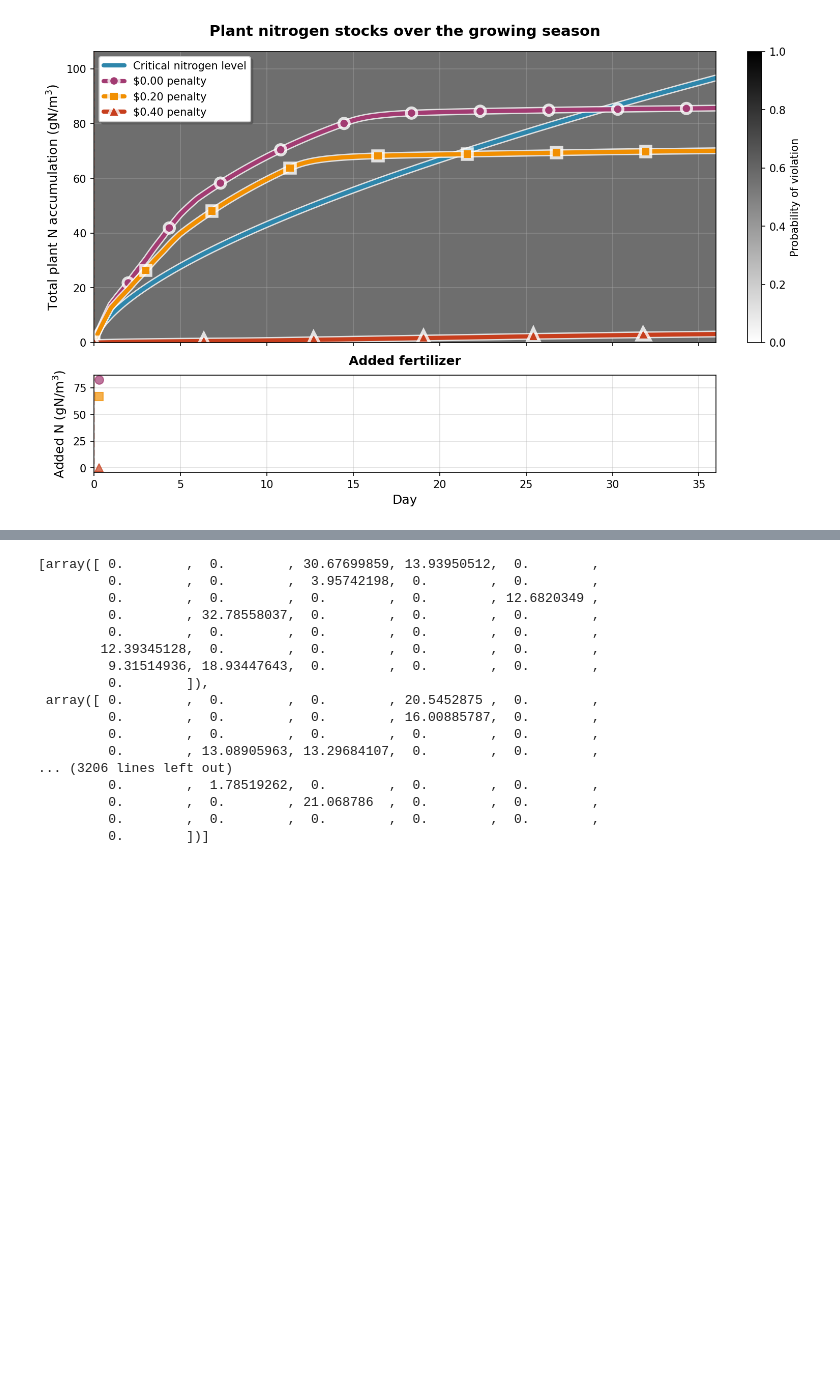
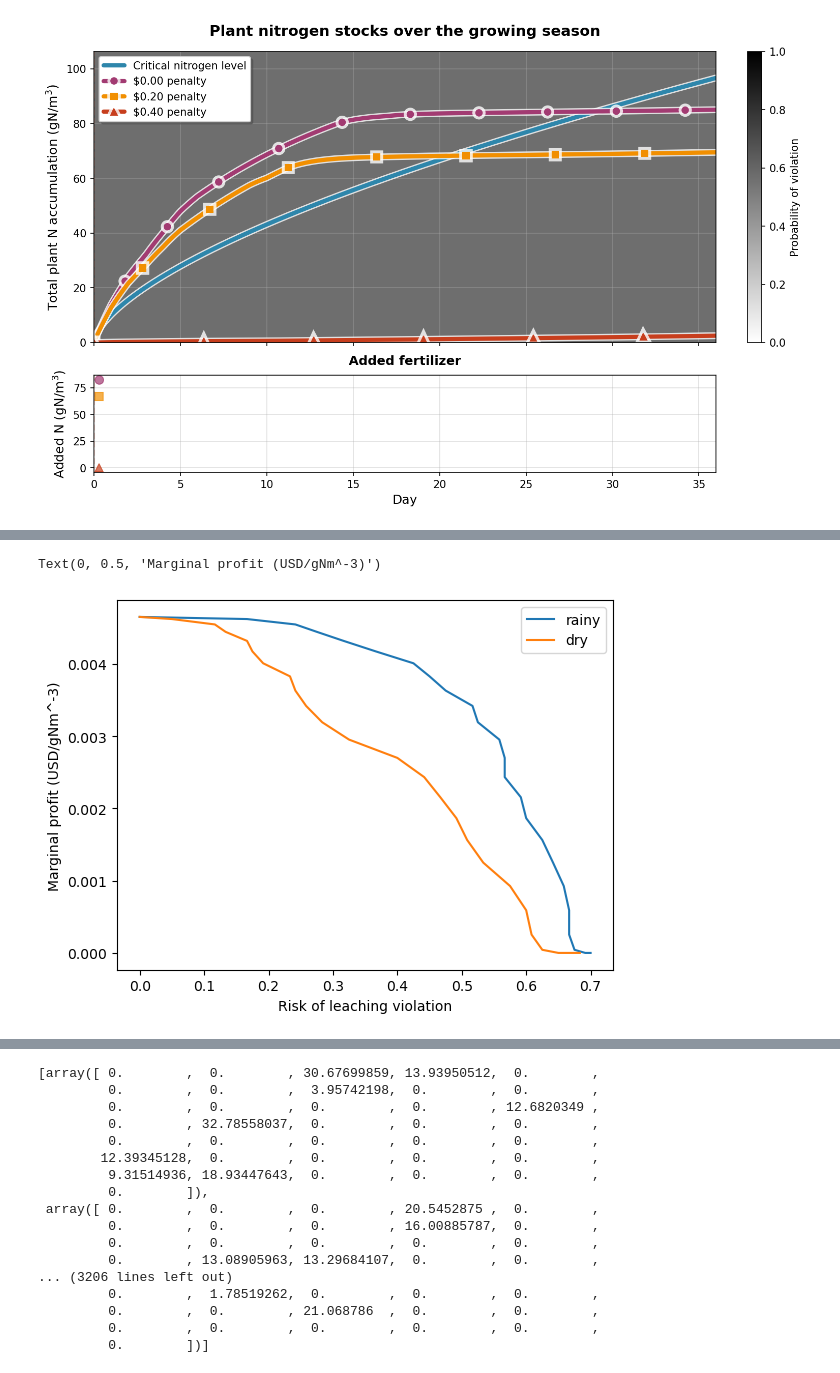
Before and after one commit to ryegleason/Optimal-Crop-Control, a Jupyter notebook: publication_rollouts.ipynb, the cells around one changed output, grey strips where cells are left out. Drawn from its saved outputs; the diff is of its cells as text; code cells hidden in the pictures; blank space fills up the shorter version.

```diff
--- a/publication_rollouts.ipynb
+++ b/publication_rollouts.ipynb
@@ -376,0 +454,9 @@ except FileNotFoundError:
+# %%
+plt.plot(rainy_risk, np.gradient(revenue_series) / (main.MAX_NITRATE / main.NITRATE_NUM_STEPS), label="rainy")
+plt.plot(dry_risk, np.gradient(revenue_series) / (main.MAX_NITRATE / main.NITRATE_NUM_STEPS), label="dry")
+plt.legend()
+plt.xlabel("Risk of leaching violation")
+plt.ylabel("Marginal profit (USD/gNm^-3)")
+# %% [output]
+Text(0, 0.5, 'Marginal profit (USD/gNm^-3)')
+[figure, added]
```
Also changed, not shown: parts of 29 cells of this notebook, 1 other file.
